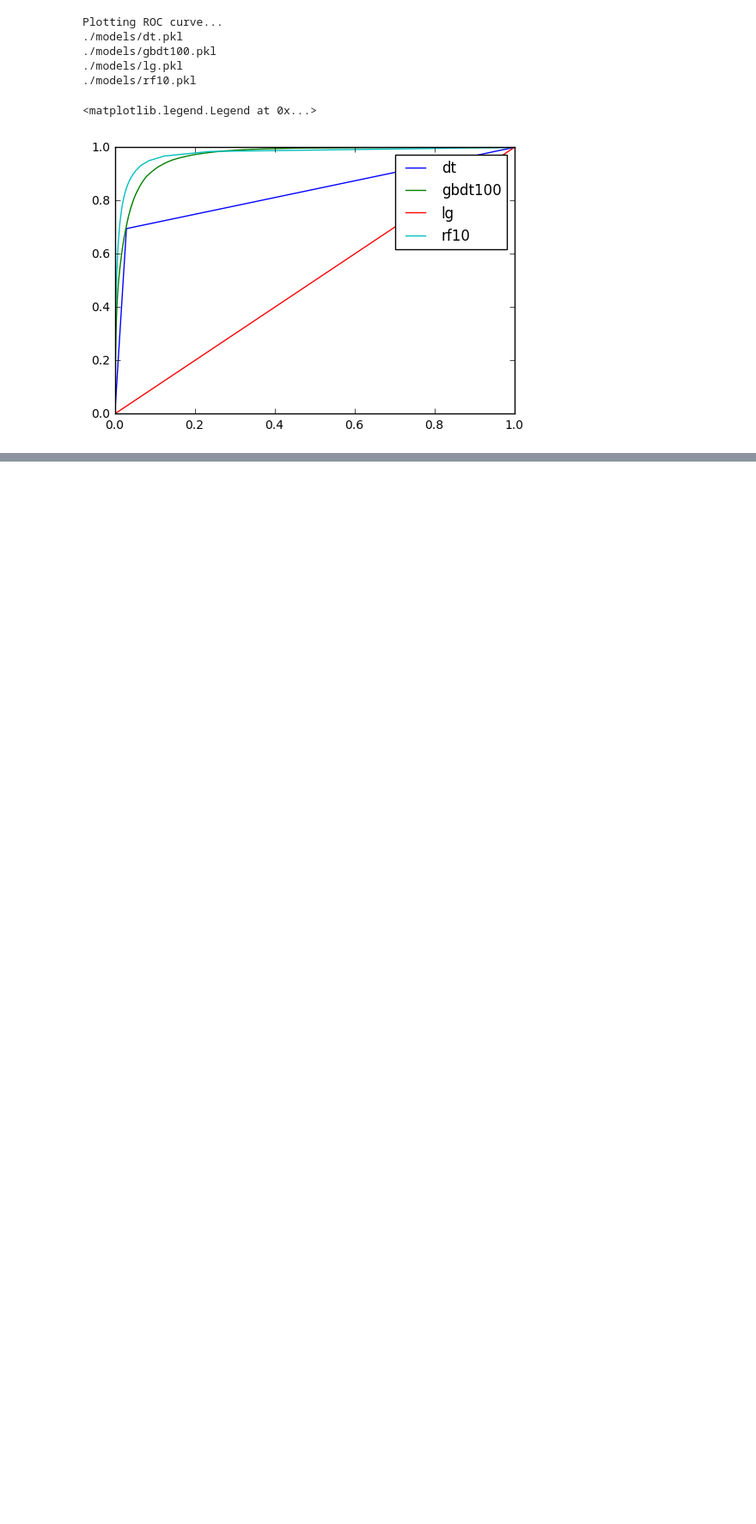
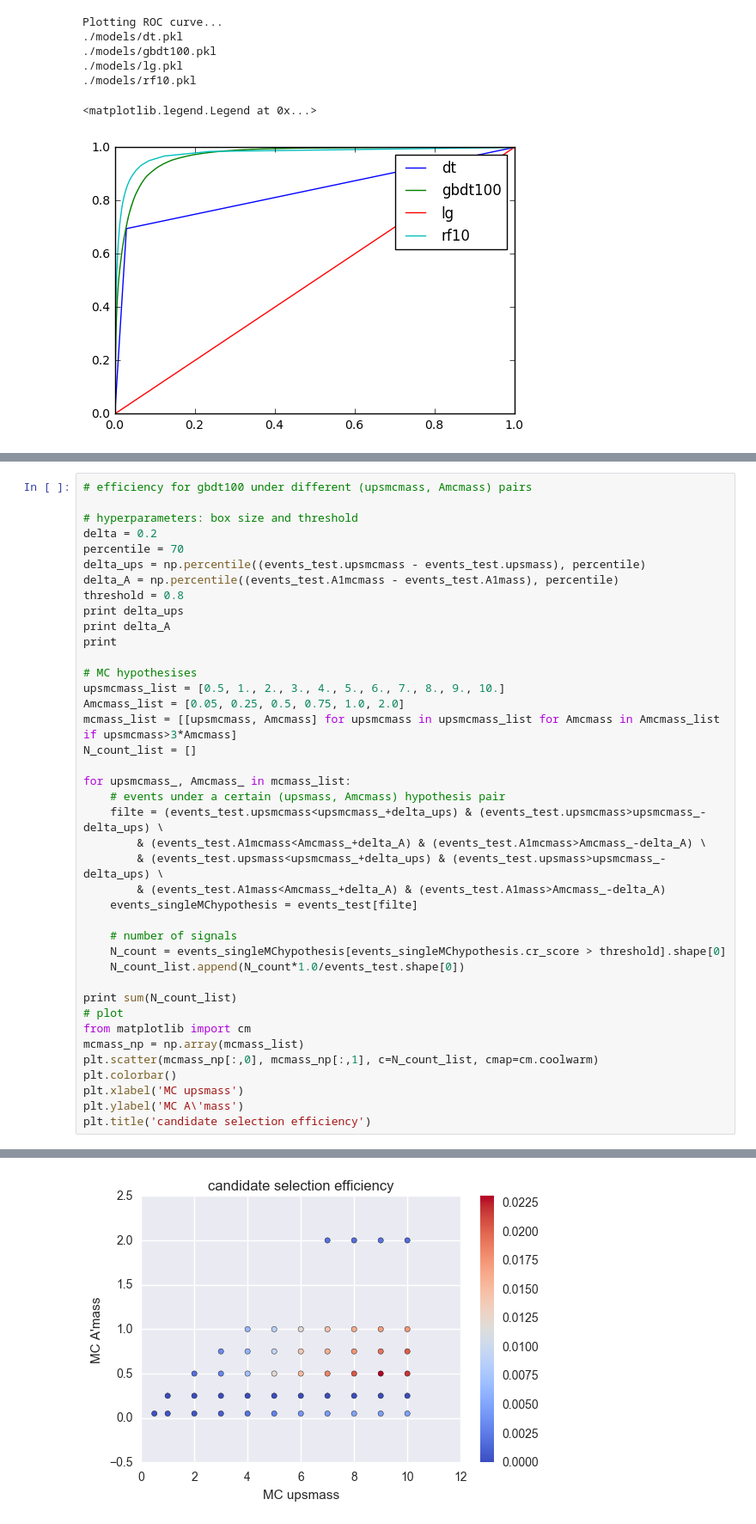
Before and after one commit to DJS2017/darkphoton_learning, a Jupyter notebook: candidate_selection/model_evaluation.ipynb, the cells around one changed output, grey strips where cells are left out. Shown at 86% size. Drawn from its saved outputs; the diff is of its cells as text; blank space fills up the shorter version.

```diff
--- a/candidate_selection/model_evaluation.ipynb
+++ b/candidate_selection/model_evaluation.ipynb
@@ -74,0 +102,41 @@ Plotting ROC curve...
+# %%
+# efficiency for gbdt100 under different (upsmcmass, Amcmass) pairs
+
+# hyperparameters: box size and threshold
+delta = 0.2
+percentile = 70
+delta_ups = np.percentile((events_test.upsmcmass - events_test.upsmass), percentile)
+delta_A = np.percentile((events_test.A1mcmass - events_test.A1mass), percentile)
+threshold = 0.8
+print delta_ups
+print delta_A
+print
+
+# MC hypothesises
+upsmcmass_list = [0.5, 1., 2., 3., 4., 5., 6., 7., 8., 9., 10.]
+Amcmass_list = [0.05, 0.25, 0.5, 0.75, 1.0, 2.0]
+mcmass_list = [[upsmcmass, Amcmass] for upsmcmass in upsmcmass_list for Amcmass in Amcmass_list if upsmcmass>3*Amcmass]
+N_count_list = []
+
+for upsmcmass_, Amcmass_ in mcmass_list:
+    # events under a certain (upsmass, Amcmass) hypothesis pair
+    filte = (events_test.upsmcmass<upsmcmass_+delta_ups) & (events_test.upsmcmass>upsmcmass_-delta_ups) \
+        & (events_test.A1mcmass<Amcmass_+delta_A) & (events_test.A1mcmass>Amcmass_-delta_A) \
+        & (events_test.upsmass<upsmcmass_+delta_ups) & (events_test.upsmass>upsmcmass_-delta_ups) \
+        & (events_test.A1mass<Amcmass_+delta_A) & (events_test.A1mass>Amcmass_-delta_A)
+    events_singleMChypothesis = events_test[filte]
+
+    # number of signals
+    N_count = events_singleMChypothesis[events_singleMChypothesis.cr_score > threshold].shape[0]
+    N_count_list.append(N_count*1.0/events_test.shape[0])
+
+print sum(N_count_list)
+# plot
+from matplotlib import cm
+mcmass_np = np.array(mcmass_list)
+plt.scatter(mcmass_np[:,0], mcmass_np[:,1], c=N_count_list, cmap=cm.coolwarm)
+plt.colorbar()
+plt.xlabel('MC upsmass')
+plt.ylabel('MC A\'mass')
+plt.title('candidate selection efficiency')
+# %% [output]
@@ -75 +148,2 @@ Plotting ROC curve...
+[figure, added]
 # %%
```
Also changed, not shown: parts of 7 cells of this notebook.
